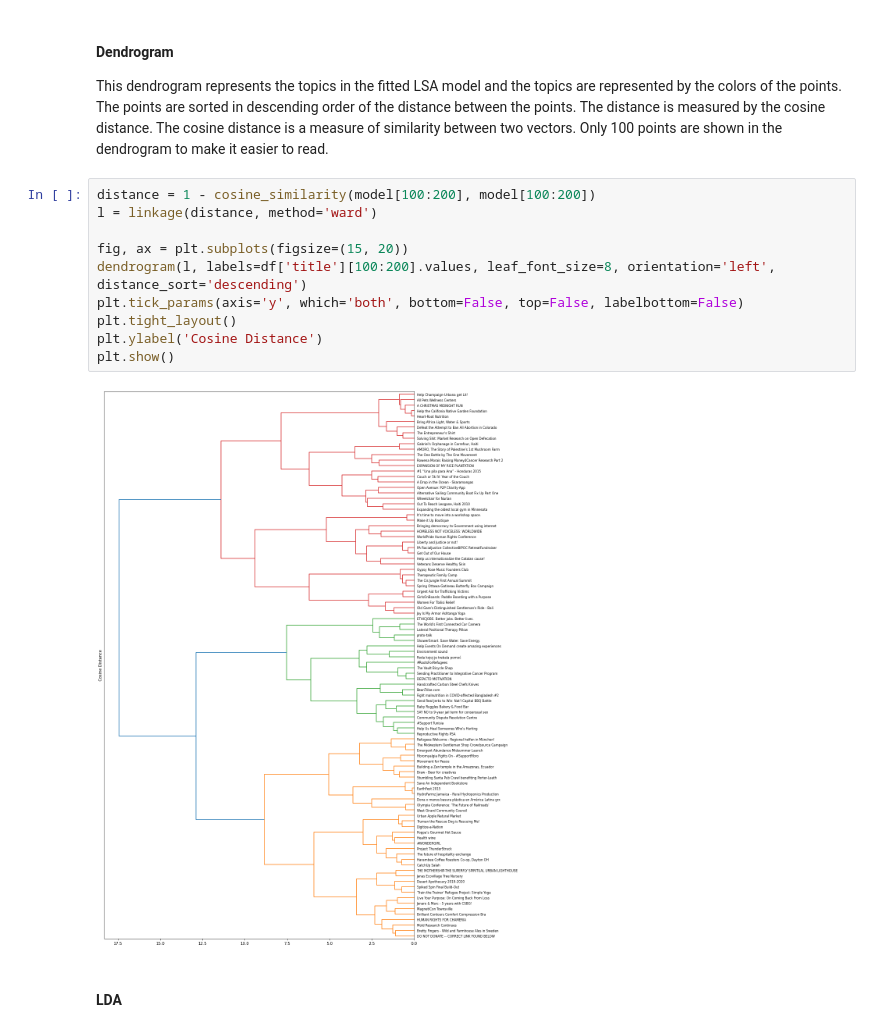
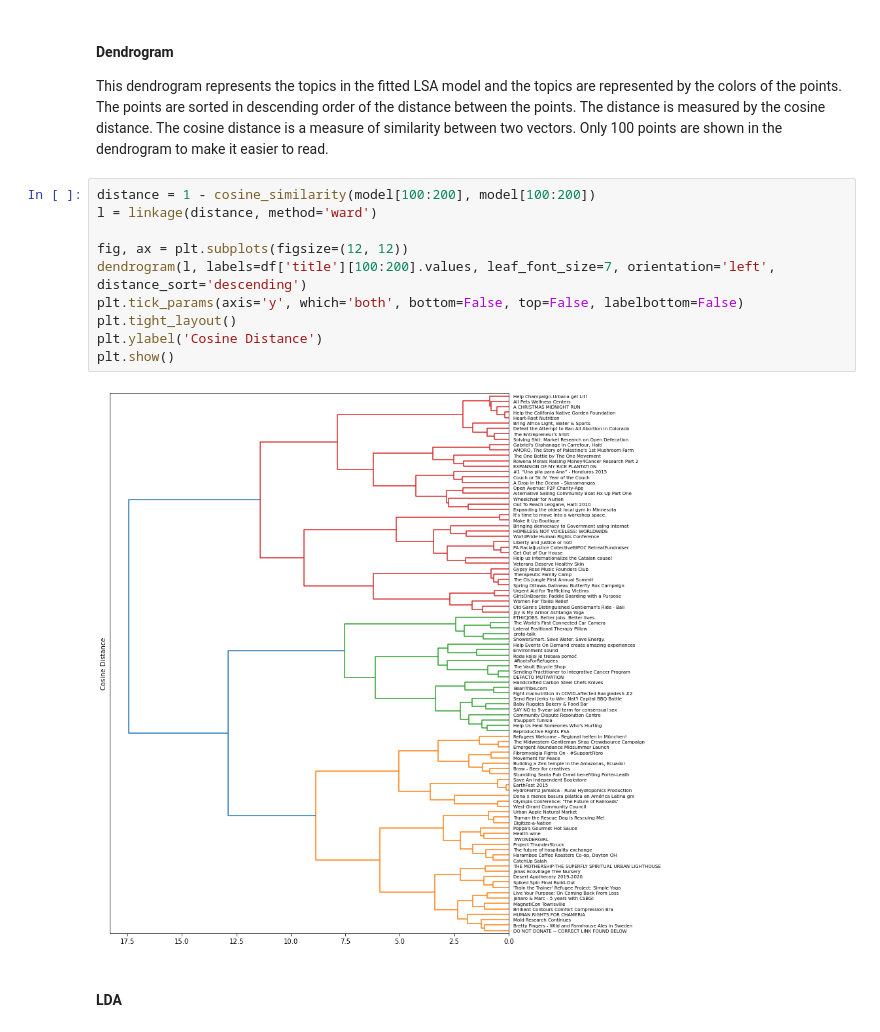
Before and after one commit to vineetver/Topic-Modeling, a Jupyter notebook: tp.ipynb, the cells around one changed output. Cells and saved outputs as stored; diff of their text form.

Commit message:
Font changes on dendrogram

```diff
--- a/tp.ipynb
+++ b/tp.ipynb
@@ -259,15 +248,15 @@ The cosine distance is a measure of similarity between two vectors. Only 100 poi
 # %%
 distance = 1 - cosine_similarity(model[100:200], model[100:200])
 l = linkage(distance, method='ward')
 
-fig, ax = plt.subplots(figsize=(15, 20))
-dendrogram(l, labels=df['title'][100:200].values, leaf_font_size=8, orientation='left', distance_sort='descending')
+fig, ax = plt.subplots(figsize=(12, 12))
+dendrogram(l, labels=df['title'][100:200].values, leaf_font_size=7, orientation='left', distance_sort='descending')
 plt.tick_params(axis='y', which='both', bottom=False, top=False, labelbottom=False)
 plt.tight_layout()
 plt.ylabel('Cosine Distance')
 plt.show()
 # %% [output]
-[figure, old version]
+[figure, new version]
 # %% [markdown]
 #### LDA
 # %%
```
Also changed, not shown: parts of 3 cells of this notebook.
